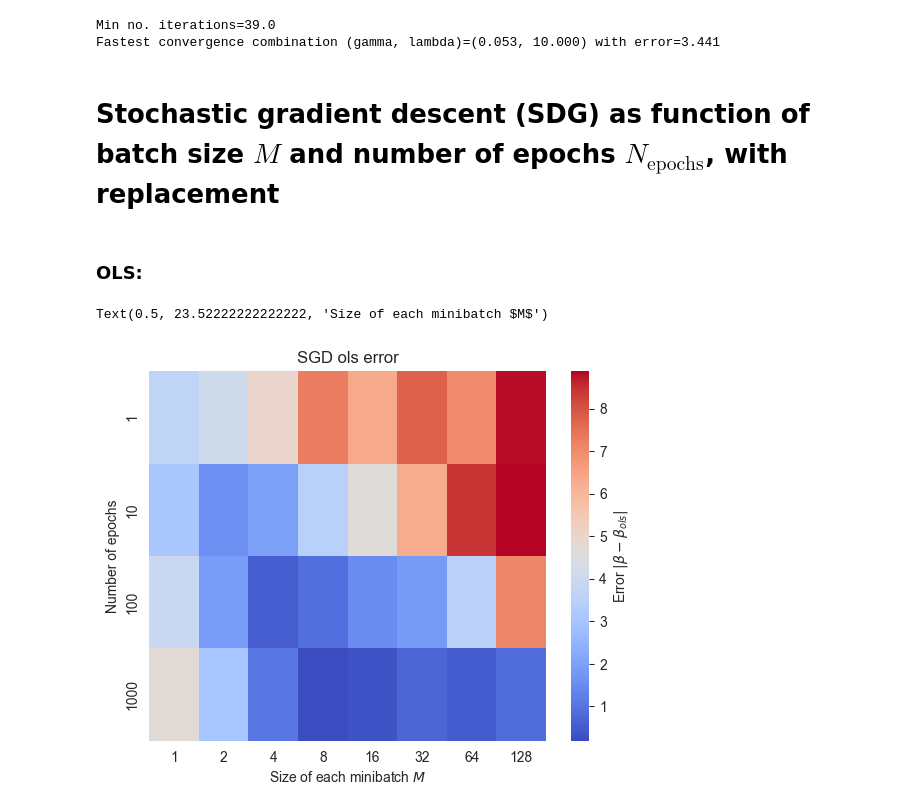
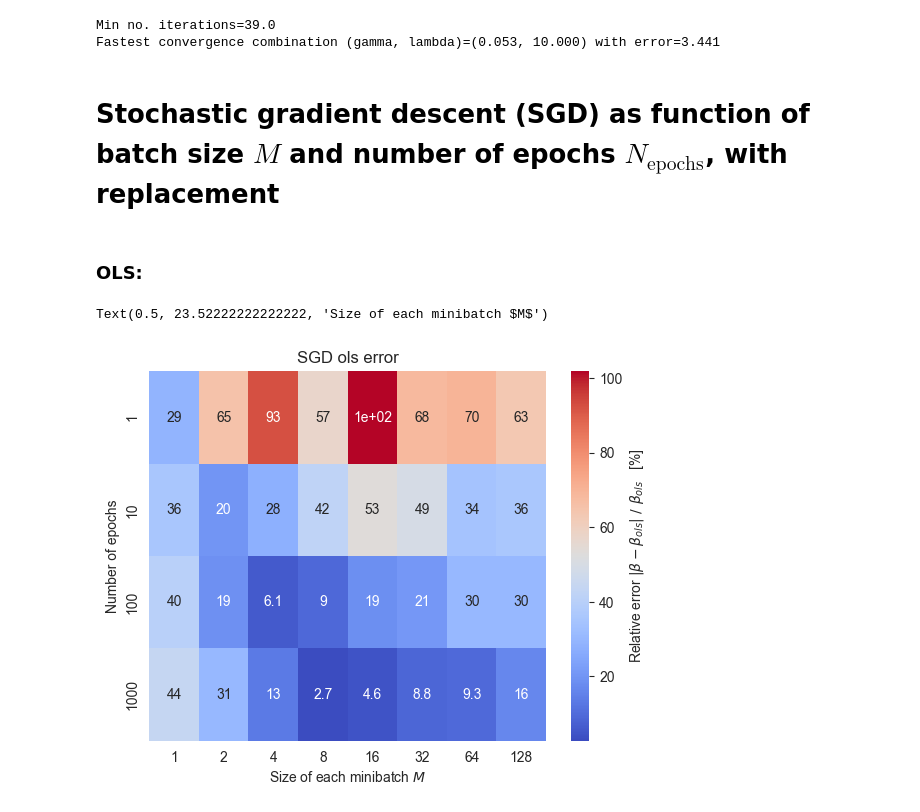
Before and after one commit to LassePladsen/FYS-STK3155-4155, a Jupyter notebook: Weekly exercises/41/Week 41 Lasse Pladsen.ipynb, the cells around one changed output. Saved outputs shown, nothing was run; the diff lists cells and outputs as text; code cells hidden in the pictures.

```diff
--- a/Weekly exercises/41/Week 41 Lasse Pladsen.ipynb
+++ b/Weekly exercises/41/Week 41 Lasse Pladsen.ipynb
@@ -355,4 +356,4 @@ print(
 Min no. iterations=39.0
 Fastest convergence combination (gamma, lambda)=(0.053, 10.000) with error=3.441
 # %% [markdown]
-# Stochastic gradient descent (SDG) as function of batch size $M$ and number of epochs $N_\text{epochs}$, with replacement
+# Stochastic gradient descent (SGD) as function of batch size $M$ and number of epochs $N_\text{epochs}$, with replacement
@@ -359,52 +373,39 @@ Fastest convergence combination (gamma, lambda)=(0.053, 10.000) with error=3.441
 # %% [markdown]
 ### OLS:
 # %%
-# SDG parameters
-M_vals = np.asarray([1, 2, 4, 8, 16, 32, 64, 128])  # size of each minibatch
-N_epoch_vals = [1, 10, 100, 1000]  # number of iterations over all the minibatches
-
-m_vals = (N / M_vals).astype(int)  # number of minibatches
-
-def learning_schedule(t):
-    """Function for a scaling learning rate, it reduces over time/iterations."""
-    t0 = 5
-    t1 = 50
-    return t0 / (t + t1)
-
-
-errors = np.empty((M_vals.size, len(N_epoch_vals)))
+rel_errors = np.empty((M_vals.size, len(N_epoch_vals)))
 for j, N_epoch in enumerate(N_epoch_vals):  # iterate through different epochs values
     # then iterate through different values of total number of batches m (and corresponding M)
     for i, m in enumerate(m_vals):
         M = M_vals[j]
         beta = rng.standard_normal((2, 1))  # create 2 random beta parameters [b_0, b_1]
 
         for epoch in range(N_epoch):  # then iterate through all different epoch values
             for k in range(m):  # now do the GD calculation for each of the minibatches
                 # Pick a minibatch at random
                 random_index = M * rng.integers(m)
                 xk = X[random_index:random_index + M]
                 yk = y[random_index:random_index + M]
 
                 # Gradient descent on the random batch
                 gradients = 2 / M * xk.T @ ((xk @ beta) - yk)
                 learn_rate = learning_schedule(epoch * m + k)
                 beta -= learn_rate * gradients
-        errors[i, j] = np.max(abs(beta - beta_ols))
+        rel_errors[i, j] = np.max(abs(beta - beta_ols) / beta_ols)
 
 # Error heatmap
 plt.figure()
 plt.title("SGD ols error")
 ax = sb.heatmap(
-        errors.T,
-        annot=False,
+        rel_errors.T * 100,
+        annot=True,
         cmap=HEATMAP_CMAP,
         xticklabels=M_vals,
         yticklabels=N_epoch_vals,
-        cbar_kws={"label": r"Error $|\beta - \beta_{ols}|$"},  # colorbar label
+        cbar_kws={"label": r"Relative error $|\beta - \beta_{ols}|\ /\ \beta_{ols}$   [%]"}  # colorbar label
 )
 plt.ylabel("Number of epochs")
 plt.xlabel("Size of each minibatch $M$")
 # %% [output]
 Text(0.5, 23.52222222222222, 'Size of each minibatch $M$')
-[figure, old version]
+[figure, new version]
```
Also changed, not shown: parts of 10 cells of this notebook.
